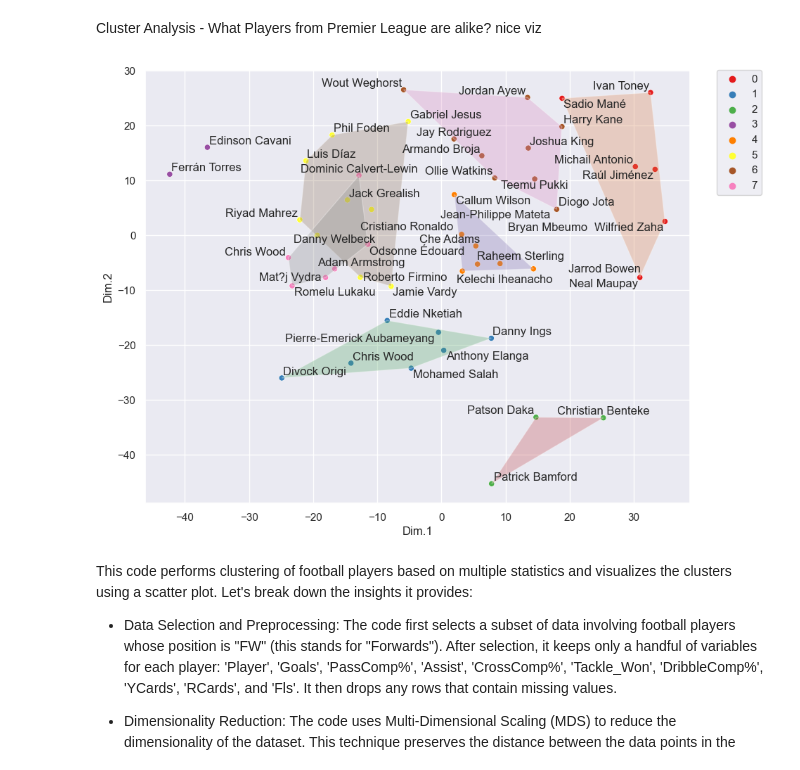
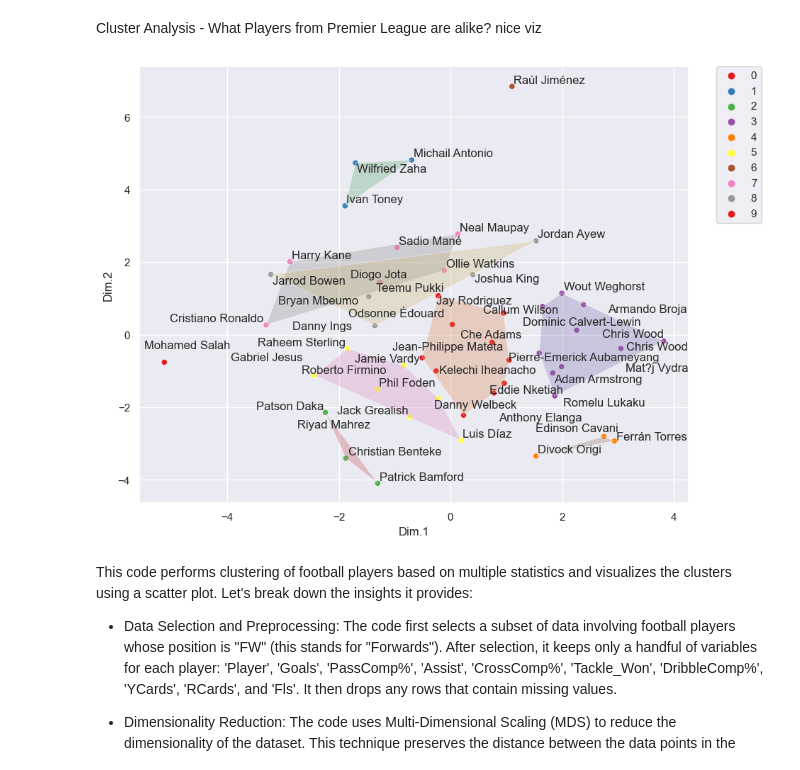
Before and after one commit to vicentescardoso/footballplayerstats2022, a Jupyter notebook: 2021-2022-football-player-stats.ipynb, the cells around one changed output. Saved outputs shown, nothing was run; the diff lists cells and outputs as text; code cells hidden in the pictures.

```diff
--- a/2021-2022-football-player-stats.ipynb
+++ b/2021-2022-football-player-stats.ipynb
@@ -30,7 +30,7 @@ from adjustText import adjust_text
 # %% [markdown]
 Load Data
 # %%
-raw_data = pd.read_csv("C:/Users/vicente/Desktop/Data Portfolio/2021-2022 Football Player Stats/2021-2022 Football Player Stats.csv", sep = ';', encoding = 'ISO-8859-1')
+raw_data = pd.read_csv("https://raw.githubusercontent.com/vicentescardoso/footballplayerstats2022/3f8bae6afb595bc2fe2cab8918d26047b668b223/2021-2022-Football-Player-Stats.csv", sep = ';', encoding = 'ISO-8859-1')
 pd.set_option('display.max_columns', None)
 raw_data.head(5)
 # %% [output]
@@ -438,9 +438,16 @@ team_foul.sort_values('Fls', ascending = False).head(5).iloc[:, [0,1]]
 # %% [markdown]
 Total Goals Scored by Club viz
 # %%
-tks = df_football_stats.groupby('Squad', as_index = False)['Goals'].sum().sort_values(by='Goals', ascending = False)
-sns.set(rc={'figure.figsize': (20,5)})
-plt.xticks(fontsize=12, rotation = 'vertical')
-p = sns.barplot(x = 'Squad', y = 'Goals', data = tks, palette = 'plasma', capsize = .2)
-p.axes.set_title('\nTotal Goals Scored By Club', fontsize = 30)
+tks = df_football_stats.groupby('Squad', as_index=False)['Goals'].sum().sort_values(by='Goals', ascending=False)
+
+sns.set(rc={'figure.figsize': (5,20)}) # swap width and height
+
+p = sns.barplot(x='Goals', y='Squad', data=tks, palette='plasma', orient='h', capsize=.2)
+
+p.axes.set_title('\nTotal Goals Scored By Club', fontsize=30)
+plt.xticks(fontsize=12)
+plt.yticks(fontsize=12, rotation='horizontal') # rotate yticks
+
+plt.tight_layout()
+plt.show()
 # %% [output]
@@ -449,58 +455,60 @@ Text(0.5, 1.0, '\nTotal Goals Scored By Club')
 # %% [markdown]
 Cluster Analysis - What Players from Premier League are alike? nice viz
 # %%
+# Load and filter data
 data1 = df_football_stats[(df_football_stats['Pos'] == 'FW') & (df_football_stats['Goals'] > 1) & (df_football_stats['Comp'] =='Premier League')]
 
-# Include 'Player' in the columns we're interested in
 columns_of_interest = ['Player', 'Goals', 'PassComp%', 'Assist', 'CrossComp%', 'Tackle_Won', 'DribbleComp%', 'YCards', 'RCards', 'Fls']
-data = data1[columns_of_interest]
-data = data.dropna()
 
-# Save player names for later annotations
-player_names = data['Player'].values
+data = data1[columns_of_interest].dropna()
 
-# Remove 'Player' column before MDS and clustering
-data = data.drop(columns=['Player'])
+# Standardize data
+from sklearn.preprocessing import StandardScaler
+scaler = StandardScaler()
+scaled_data = scaler.fit_transform(data.drop('Player', axis=1))
 
-# Perform multidimensional scaling
-mds = MDS(n_components=2).fit_transform(data)
+scaled_df = pd.DataFrame(scaled_data, columns=data.columns[:-1])
+
+# Dimensionality reduction
+from sklearn.manifold import MDS
+mds = MDS(n_components=2).fit_transform(scaled_df)
 
 mds_df = pd.DataFrame(mds, columns=['Dim.1', 'Dim.2'])
 
-# Prepare data for affinity propagation algorithm.
-data_cluster = pairwise_distances(data)
+# Clustering
+from sklearn.metrics.pairwise import pairwise_distances
+from sklearn.cluster import AffinityPropagation
 
-# Perform Affinity Propagation clustering
-ap = AffinityPropagation(random_state=None).fit(data_cluster)
+dist = pairwise_distances(scaled_df)
+ap = AffinityPropagation().fit(dist)
 
-# Extract cluster labels
 mds_df['cluster'] = ap.labels_
 
-# Convert cluster labels to category type (Python's equivalent of R's factor type)
+# Convert cluster labels to category type
 mds_df['cluster'] = mds_df['cluster'].astype('category')
 
 # Create scatter plot
 plt.figure(figsize=(10, 8))
 sns.scatterplot(x='Dim.1', y='Dim.2', hue='cluster', data=mds_df, palette="Set1")
 
 # Annotate points with Player names
 texts = []
 for i, player in enumerate(player_names):
     texts.append(plt.text(mds_df['Dim.1'][i], mds_df['Dim.2'][i], player))
 
 adjust_text(texts)
 
 # Add convex hulls for each cluster
 for cluster in set(mds_df['cluster']):
     points = mds_df[mds_df['cluster'] == cluster][['Dim.1', 'Dim.2']].values
     if points.shape[0] > 2:  # the convex hull algorithm needs at least 3 points
         hull = ConvexHull(points)
         plt.fill(points[hull.vertices,0], points[hull.vertices,1], alpha=0.3)
 
 plt.legend(bbox_to_anchor=(1.05, 1), loc=2, borderaxespad=0.)
 plt.show()
 # %% [output]
-[figure, old version]
+[figure, new version]
 # %% [markdown]
 This code performs clustering of football players based on multiple statistics and visualizes the clusters using a scatter plot. Let's break down the insights it provides:
 
```
Also changed, not shown: parts of 7 cells of this notebook, 1 other file.
